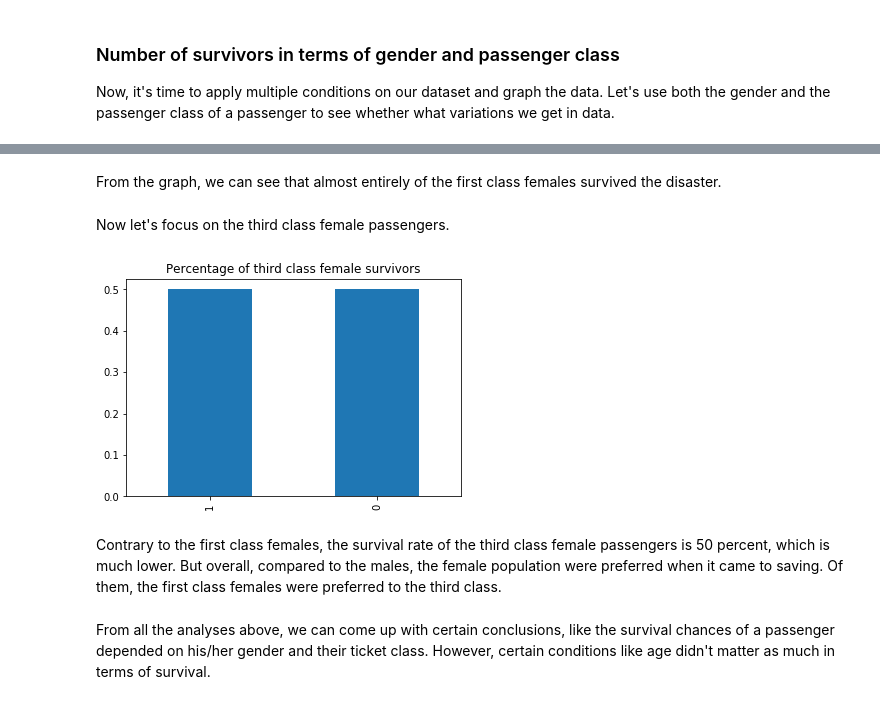
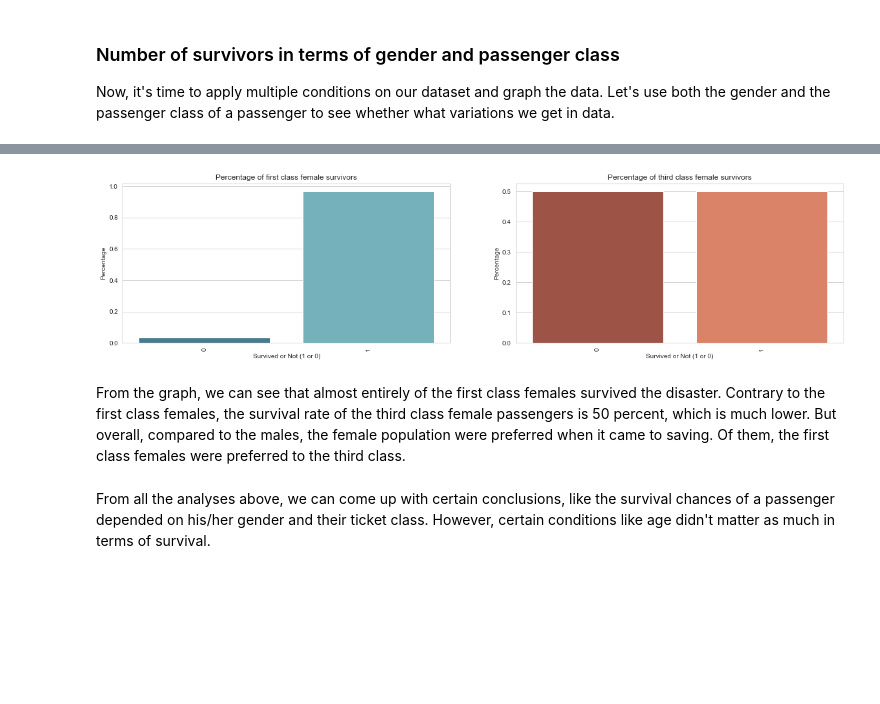
Before and after one commit to hosadman/titanic-survivor-prediction, a Jupyter notebook: Titanic-Survivor-Prediction-Analysis.ipynb, the cells around one changed output, grey strips where cells are left out. Cells and saved outputs as stored; diff of their text form; code cells hidden in the pictures; blank space fills up the shorter version.

```diff
--- a/Titanic-Survivor-Prediction-Analysis.ipynb
+++ b/Titanic-Survivor-Prediction-Analysis.ipynb
@@ -243,15 +254,26 @@ plt.show()
-# %% [markdown]
-From the graph, we can see that almost entirely of the first class females survived the disaster.
-# %% [markdown]
-Now let's focus on the third class female passengers.
-# %%
-df['Survived'][(df['Sex'] == 'female') & (df['Pclass'] == 3)].value_counts(normalize=True).plot(kind='bar')
-plt.title('Percentage of third class female survivors')
-plt.show()
-# %% [output]
-[figure, removed]
+# %%
+plt.figure(figsize=(20,10))
+plt.subplot(2,2,1)
+plf = df['Survived'][(df['Sex'] == 'female') & (df['Pclass'] == 1)].value_counts(normalize=True)
+plfg = sns.barplot(x=plf.index, y=plf, palette="GnBu_d")
+plt.xlabel('Survived or Not (1 or 0)')
+plt.ylabel('Percentage')
+plt.title('Percentage of first class female survivors')
+plfg.set_xticklabels(plfg.get_xticklabels(), rotation=90)
+
+plt.subplot(2,2,2)
+plf = df['Survived'][(df['Sex'] == 'female') & (df['Pclass'] == 3)].value_counts(normalize=True)
+plfg = sns.barplot(x=plf.index, y=plf, palette="OrRd_d")
+plt.xlabel('Survived or Not (1 or 0)')
+plt.ylabel('Percentage')
+plt.title('Percentage of third class female survivors')
+plfg.set_xticklabels(plfg.get_xticklabels(), rotation=90)
+
+plt.show()
+# %% [output]
+[figure, added]
 # %% [markdown]
-Contrary to the first class females, the survival rate of the third class female passengers is 50 percent, which is much lower. But overall, compared to the males, the female population were preferred when it came to saving. Of them, the first class females were preferred to the third class.
+From the graph, we can see that almost entirely of the first class females survived the disaster. Contrary to the first class females, the survival rate of the third class female passengers is 50 percent, which is much lower. But overall, compared to the males, the female population were preferred when it came to saving. Of them, the first class females were preferred to the third class.
 # %% [markdown]
 From all the analyses above, we can come up with certain conclusions, like the survival chances of a passenger depended on his/her gender and their ticket class. However, certain conditions like age didn't matter as much in terms of survival.
 # %% [markdown]
```
Also changed, not shown: parts of 24 cells of this notebook.
